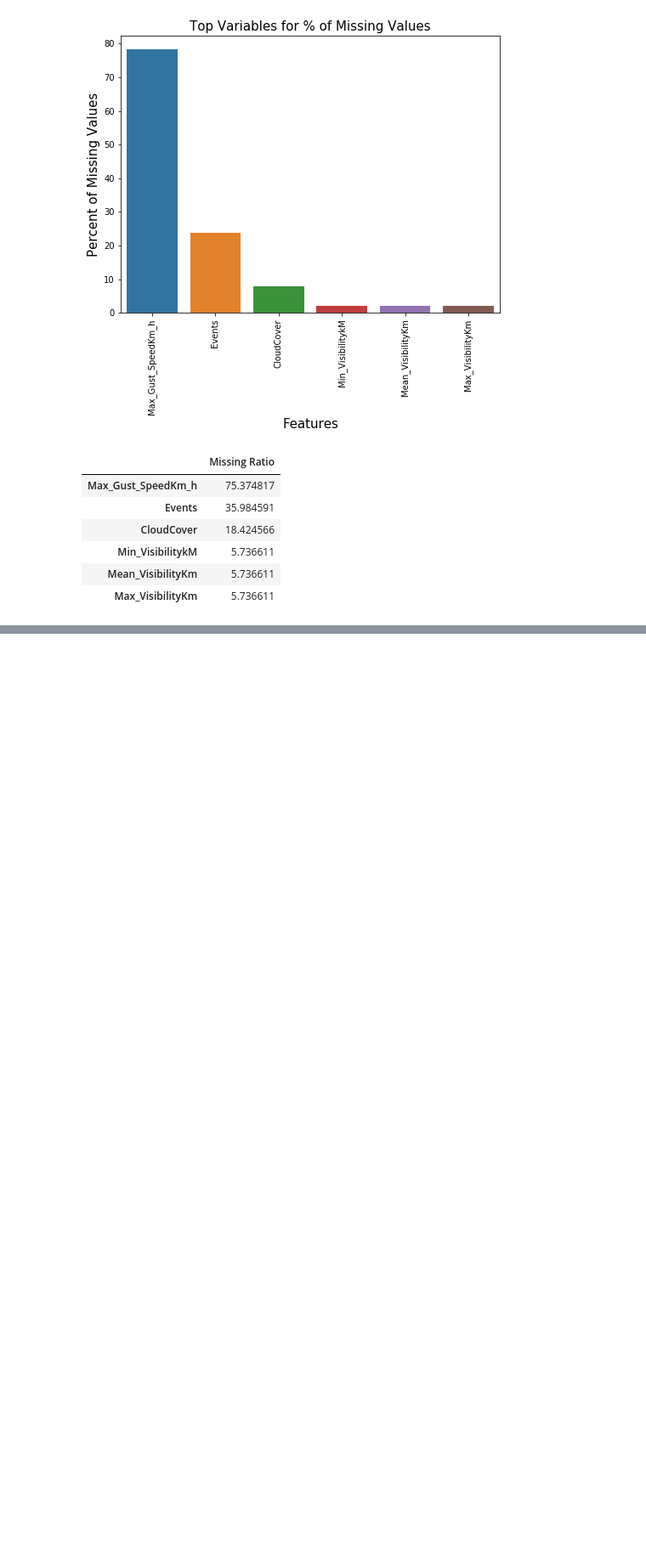
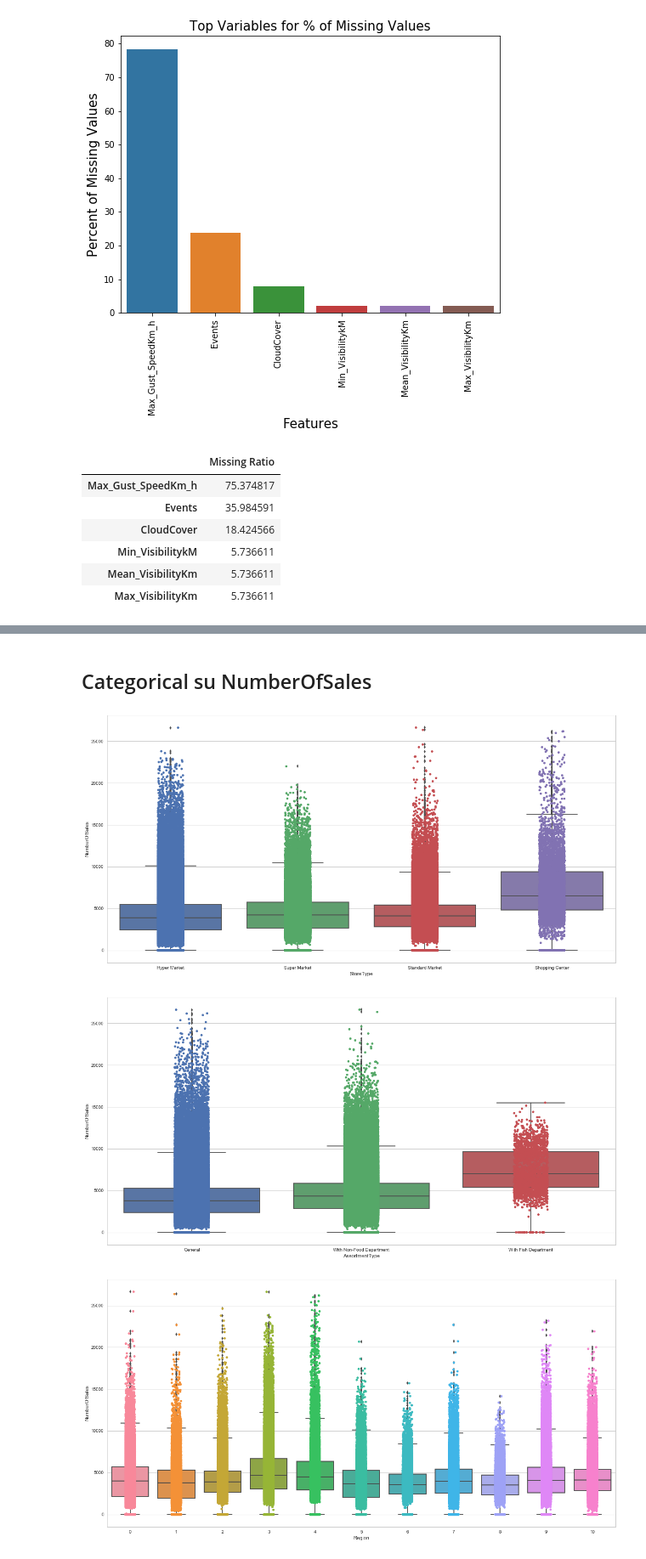
Before and after one commit to PietroMenchetti/DataMiningProject, a Jupyter notebook: Preprocessing.ipynb, the cells around one changed output, grey strips where cells are left out. Shown at 85% size. Saved outputs shown, nothing was run; the diff lists cells and outputs as text; code cells hidden in the pictures; blank space fills up the shorter version.

Commit message:
Added categorical vs NumOfSales boxplot and barplot

```diff
--- a/Preprocessing.ipynb
+++ b/Preprocessing.ipynb
@@ -147,0 +147,16 @@ Text(0.5,1,'Top Variables for % of Missing Values')
+# %% [markdown]
+## Categorical su NumberOfSales
+# %%
+sns.set(style="whitegrid", color_codes=True)
+indexes = categorical_variables.drop('Date')
+indexes = indexes.drop('Events')
+# %%
+sns.set_context("notebook", font_scale=1.5, rc={"lines.linewidth": 1})
+for v in indexes:
+    plt.figure(figsize=(20,10))   #this is the way to set the size of the following figure, i need to add it at each new figure
+    sns.boxplot(x=v, y="NumberOfSales", data=train)
+    sns.stripplot(x=v, y="NumberOfSales", data=train,jitter=True)
+# %% [output]
+[figure, added]
+[figure, added]
+[figure, added]
```
Also changed, not shown: parts of 10 cells of this notebook.
